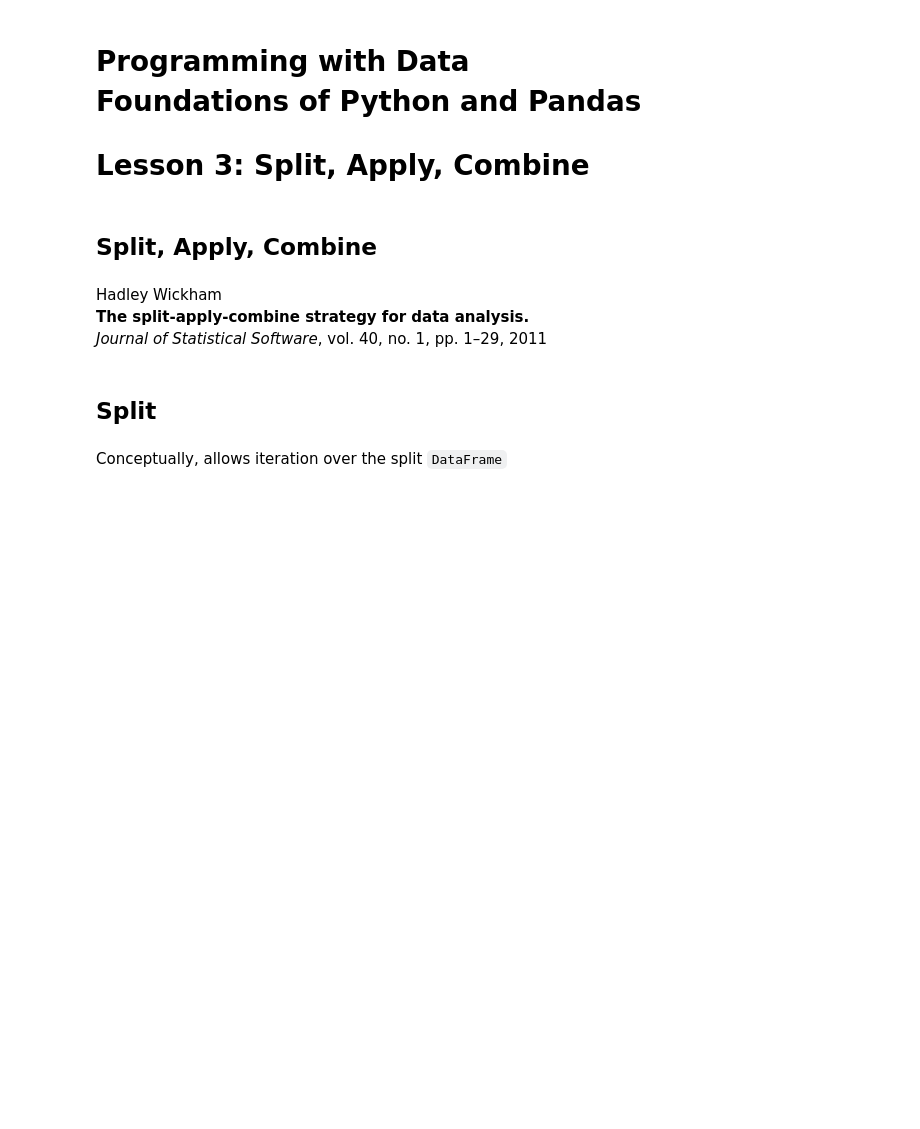
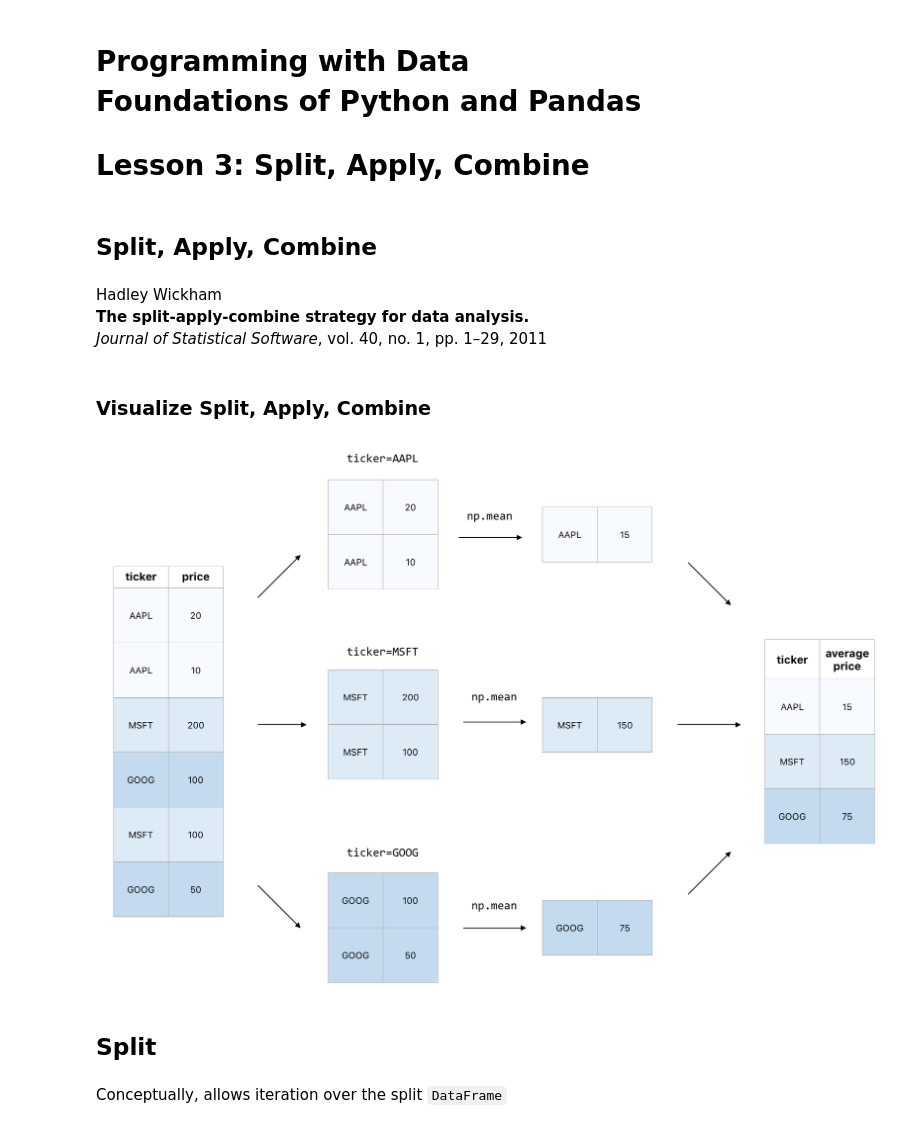
Before and after one commit to dgerlanc/programming-with-data, a Jupyter notebook: 03-group-apply-slides.ipynb, the cells around one changed output. Cells and saved outputs as stored; diff of their text form; code cells hidden in the pictures; blank space fills up the shorter version.

```diff
--- a/03-group-apply-slides.ipynb
+++ b/03-group-apply-slides.ipynb
@@ -9,6 +9,10 @@ import numpy as np
 import pandas as pd
 
 pd.set_option('display.float_format', '{:,.2f}'.format)
+
+def image(name, **kwargs):
+    from IPython.display import Image
+    return Image(filename=f'assets/{name}', retina=True, **kwargs)
 # %%
 dat = pd.read_csv('starmine.csv', parse_dates=['date'])
 # dat = dat.set_index(['date', 'symbol'], verify_integrity=True).sort_index()
@@ -29,3 +31,9 @@ grp = dat.groupby('sector')
+# %% [markdown]
+### Visualize Split, Apply, Combine
+# %%
+image('split-apply-combine.png')
+# %% [output]
+[figure, added]
 # %% [markdown]
 ## Split
 # %% [markdown]
```
Also changed, not shown: parts of 4 cells of this notebook, 10 other files.
